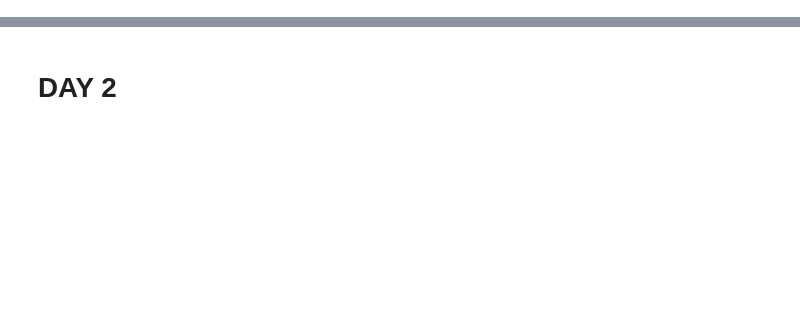
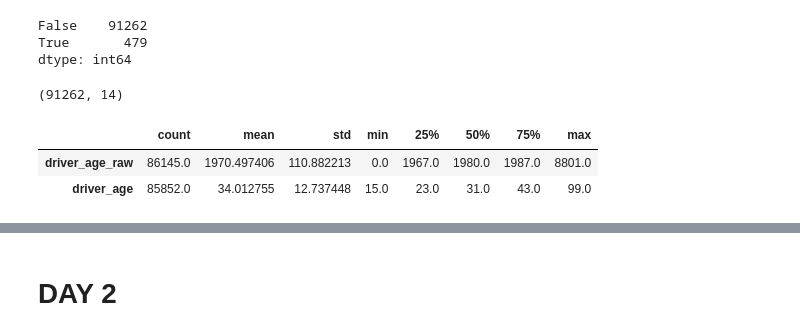
Before and after one commit to hariharanpavan/Python-Training, a Jupyter notebook: Tasks_python.ipynb, the cells around one changed output, grey strips where cells are left out. Saved outputs shown, nothing was run; the diff lists cells and outputs as text; code cells hidden in the pictures; blank space fills up the shorter version.

```diff
--- a/Tasks_python.ipynb
+++ b/Tasks_python.ipynb
@@ -0,0 +62,6 @@
+# %%
+df.duplicated().value_counts()
+# %% [output]
+False    91262
+True       479
+dtype: int64
@@ -0,0 +70,10 @@
+# %%
+df.shape
+# %% [output]
+(91262, 14)
+# %%
+df.describe().transpose()
+# %% [output]
+|  | count | mean | std | min | 25% | 50% | 75% | max |
+| driver_age_raw | 86145.0 | 1970.497406 | 110.882213 | 0.0 | 1967.0 | 1980.0 | 1987.0 | 8801.0 |
+| driver_age | 85852.0 | 34.012755 | 12.737448 | 15.0 | 23.0 | 31.0 | 43.0 | 99.0 |
```
Also changed, not shown: parts of 30 cells of this notebook.
